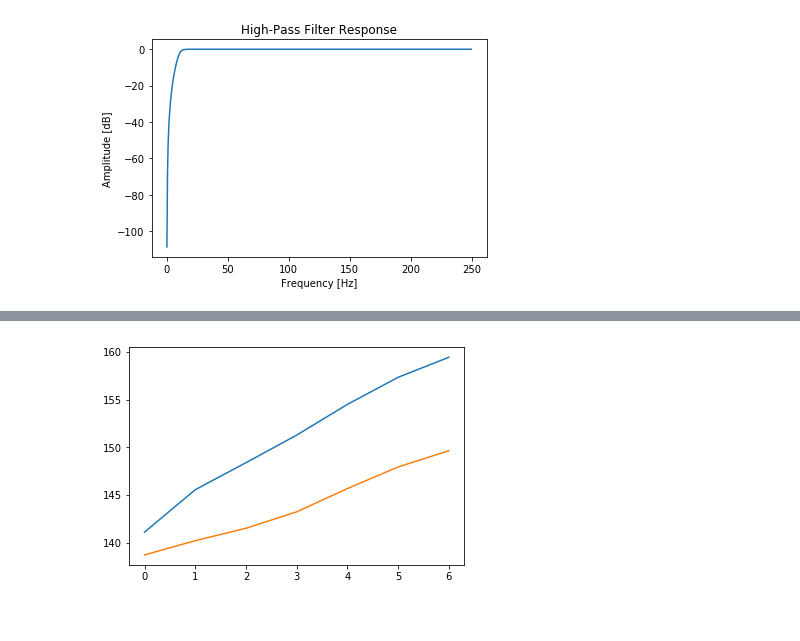
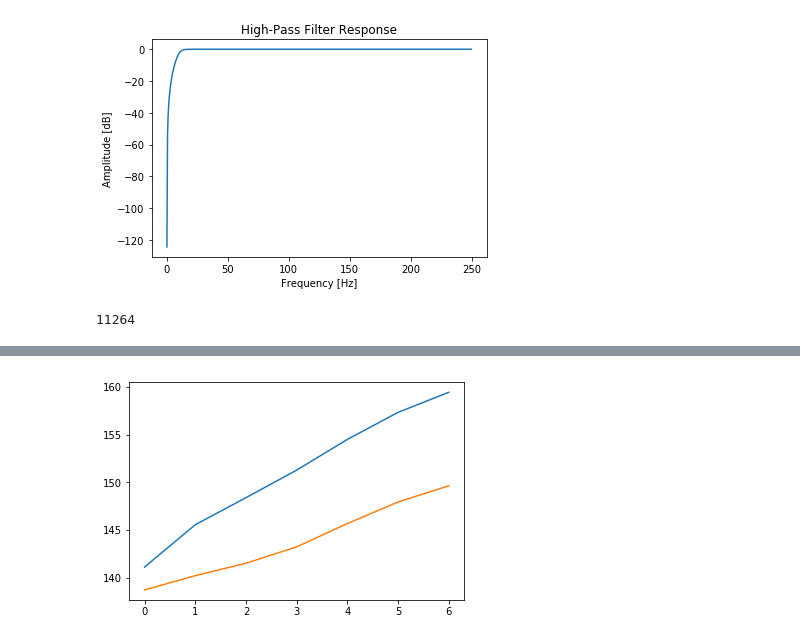
Before and after one commit to efreneau/Machine-Learning-On-Seismic-Streamer-Data, a Jupyter notebook: Calculating Power Levels (2).ipynb, the cells around one changed output, grey strips where cells are left out. Saved outputs shown, nothing was run; the diff lists cells and outputs as text; code cells hidden in the pictures.

Commit message:
Add files via upload
Minor changes to filtering. Changed back to original data set instead of test.

```diff
--- a/Calculating Power Levels (2).ipynb
+++ b/Calculating Power Levels (2).ipynb
@@ -35,32 +35,32 @@ f2 = full['Data2']
 p1 = partial['Data1']
 p2 = partial['Data2']
 
-f1 = test['Data1']
+#f1 = test['Data1']
 
-f1 = f1*(10**6) #convert to micro pascals
+#f1 = f1*(10**6) #convert to micro pascals
 fs = 250
 # %%
 # I. High Pass Filter to remove streamer noise
 
 #Applies 5th order high pass butterworth filter with 11hz cutoff to remove streamer noise
 
-b,a = s.butter(5,Wn=11/fs,btype='highpass')
+b,a = s.butter(4,Wn=11/fs,btype='highpass')#check this!
 w,h = s.freqz(b,a)
 
 fig = plt.figure()
 plt.title('High-Pass Filter Response')
 
 plt.plot(w*fs/(math.pi),todB(h))
 plt.ylabel('Amplitude [dB]')
 plt.xlabel('Frequency [Hz]')
 plt.show()
 
 fData = []
 for column in f1.T:
     fData.append(s.filtfilt(b,a,column))
 fData = np.transpose(fData)
 # %% [output]
-[figure, old version]
+[figure, new version]
 # %%
 # II. Adjusting for group length (+6dB)
 fData = amp(6)*fData # adjusted filtered data
@@ -79,7 +80,9 @@ for column in fData.T:
     winData.append(k)
     peak.append(peak1)
 winData = np.transpose(winData)
-#print(peak)
+print(len(winData))
+# %% [output]
+11264
 # %%
 # IV. Calculate RMS Density
 
```
Also changed, not shown: parts of 5 cells of this notebook.
